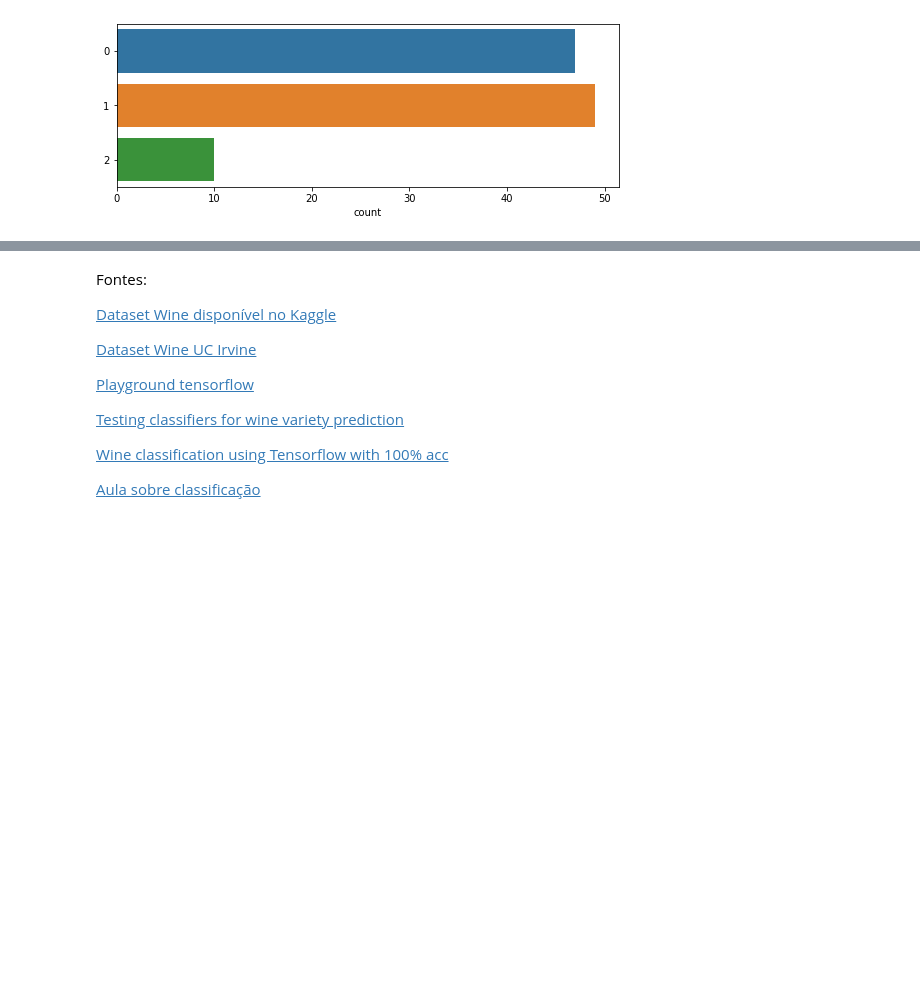
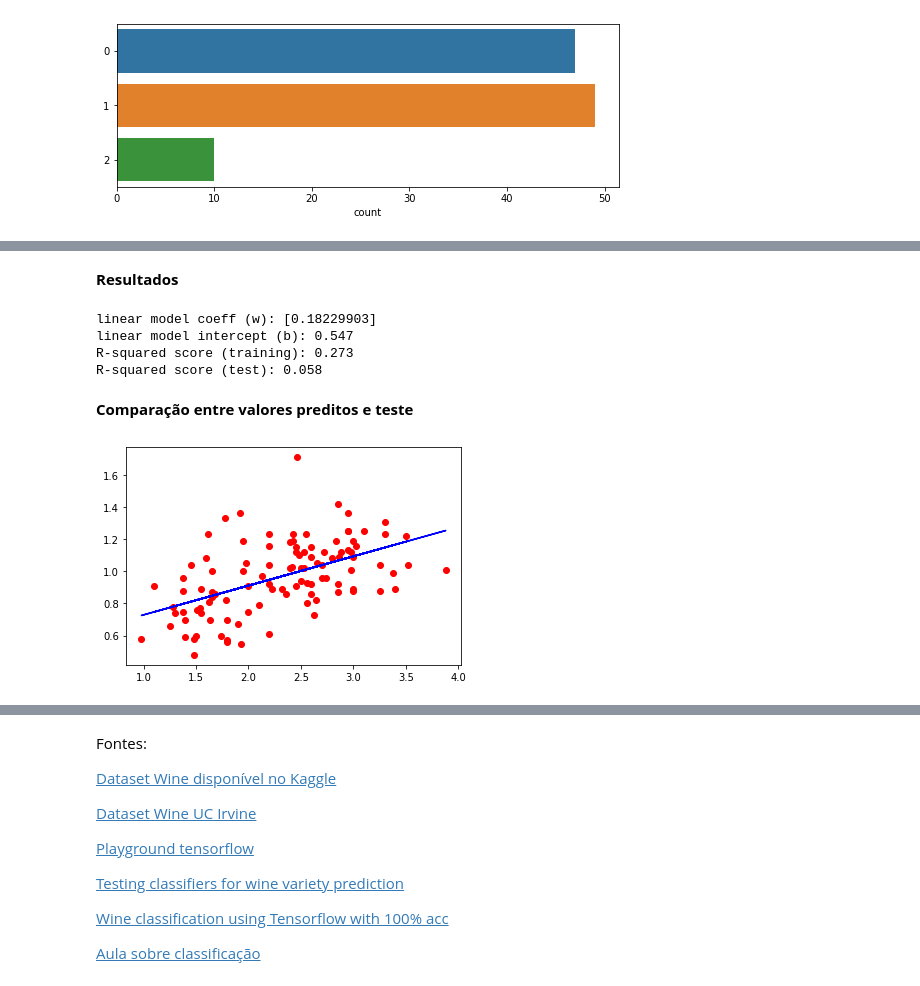
Before and after one commit to ReinaldoDiasAbreu/redes_multicamadas, a Jupyter notebook: Exercício_7_Redes_Neurais_Multicamadas.ipynb, the cells around one changed output, grey strips where cells are left out. Drawn from its saved outputs; the diff is of its cells as text; code cells hidden in the pictures; blank space fills up the shorter version.

```diff
--- a/Exercício_7_Redes_Neurais_Multicamadas.ipynb
+++ b/Exercício_7_Redes_Neurais_Multicamadas.ipynb
@@ -357,0 +488,6 @@ plt.show()
+# %%
+from sklearn.linear_model import LinearRegression
+from sklearn.metrics import mean_squared_error
+
+model = LinearRegression()
+model.fit(X, y)
@@ -357,0 +515,24 @@ plt.show()
+# %% [markdown]
+**Resultados**
+# %%
+print('linear model coeff (w): {}'
+.format(model.coef_))
+print('linear model intercept (b): {:.3f}'
+.format(model.intercept_))
+print('R-squared score (training): {:.3f}'
+.format(model.score(X, y)))
+print('R-squared score (test): {:.3f}'
+.format(model.score(X_test.reshape(-1,1), y_test)))
+# %% [output]
+linear model coeff (w): [0.18229903]
+linear model intercept (b): 0.547
+R-squared score (training): 0.273
+R-squared score (test): 0.058
+# %% [markdown]
+**Comparação entre valores preditos e teste**
+# %%
+plt.scatter(X, y, color = 'red')
+plt.plot(X, model.predict(X.reshape(-1,1)), color = 'blue')
+plt.show()
+# %% [output]
+[figure, added]
```
Also changed, not shown: parts of 19 cells of this notebook.
